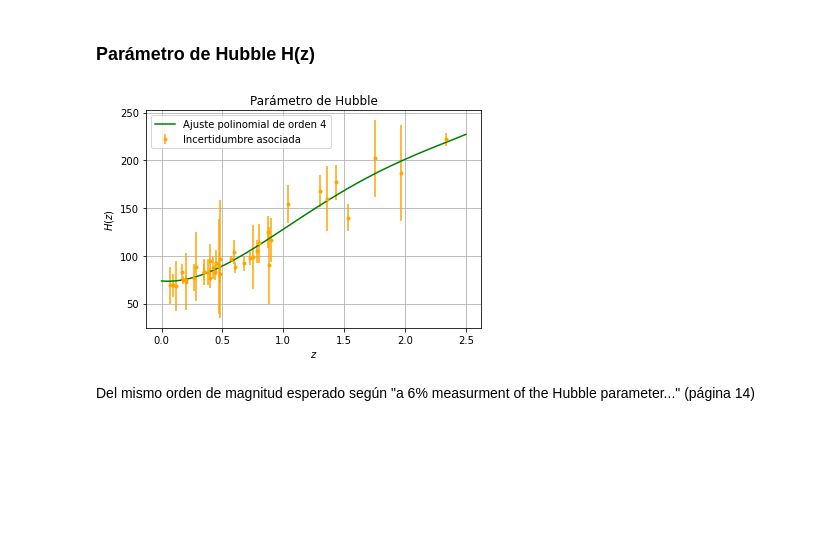
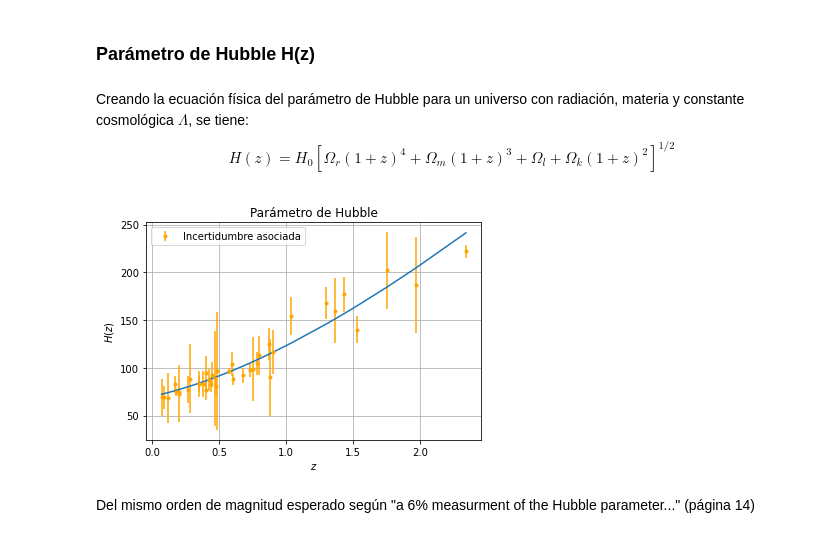
Before and after one commit to AntoCist/Practica_de_verano_2024, a Jupyter notebook: Semana1.ipynb, the cells around one changed output. Cells and saved outputs as stored; diff of their text form; code cells hidden in the pictures; blank space fills up the shorter version.

Commit message:
Graficando funciones teóricas de D_L y H(z)

```diff
--- a/Semana1.ipynb
+++ b/Semana1.ipynb
@@ -7,9 +7,9 @@ import matplotlib.pyplot as plt
 import math
 
 #Constantes
-H_0 = 72
+H_0 = 70
 #c en mpc/s??
-c= 9.71e-8
+c= 3e6
 #c= 3e8
 
 f = open("C:/Users/antoc/Downloads/PortableGit/practica2024/lcparam_full_long.txt")
@@ -33,7 +33,8 @@ for i in range(1,len(datos)):
   z_cmb.append(a)
 
 #print('z_cmb:', z_cmb)
-
+array_z_cmb = np.array(z_cmb)
+c_z_cmb = c*array_z_cmb
 
 m_b = []
 for i in range(1, len(datos)):
@@ -218,19 +205,12 @@ d_a1 = np.zeros_like(D_L)
 for i in range(len(D_L)):
     d_a1[i] = D_L[i] * (1/((1+z_cmb[i])**2))
 
-d_a_H0_c1 = np.zeros_like(D_L)
-for i in range(len(D_L)):
-    d_a_H0_c1[i] = d_a1[i]* H_0/c
+plt.plot(z_cmb, d_a1, '.', color = 'orange', label='$D_A$')
 
-plt.plot(z_cmb, d_a_H0_c1, '.', color = 'orange')
-
-model4 = np.poly1d(np.polyfit(z_cmb, d_a_H0_c1, 5))
-polyline4 = np.linspace(0, 2.25, 50)
-plt.plot(polyline4, model4(polyline4), color='green', label = 'Ajuste polinomial de orden 5')
 
 
 plt.xlabel('$ z $')
-plt.ylabel('$ (H_0/c) D_A$')
+plt.ylabel('$D_A$')
 plt.title('Distancia angular diametral')
 plt.grid(True)
 plt.legend()
@@ -275,27 +255,33 @@ for i in range(len(datos)):
     a = float(datos[i][2])
     desv.append(a)
 #print('desv:', desv)
+# %% [markdown]
+Creando la ecuación física del parámetro de Hubble para un universo con radiación, materia y constante cosmológica $\Lambda$, se tiene:
+$$H(z) = H_0 \left[\Omega_r (1+z)^4 + \Omega_m(1+z)^3 + \Omega_l + \Omega_k(1+z)^2 \right]^{1/2}$$
+# %%
+#Parámetros
+omega_r = 8.4e-5
+omega_m = 0.3
+omega_l = 0.7
+omega_k = 0
+
+#Creamos la función teórica
+array_z = np.array(z)
+
+H_t = np.zeros(len(array_z))
+H_t = H_0* ((omega_r * (1+array_z)**4) + omega_m * (1+array_z)**3 + omega_l + omega_k* (1+array_z)**2)**(1/2)
 # %%
-# Ajustar modelo polinomial grado 4
-model = np.poly1d(np.polyfit(z, H, 4))
-
-# Crear polilínea de diagrama de dispersión
-polyline = np.linspace(0, 2.5, 50)
-
-
-# Añadir líneas polinomiales ajustadas al diagrama de dispersión
-plt.plot(polyline, model(polyline), color='green', label = 'Ajuste polinomial de orden 4')
-
 yerr = desv
 plt.xlabel('$ z $')
 plt.ylabel('$ H(z) $')
 plt.title('Parámetro de Hubble')
+plt.plot(array_z, H_t)
 plt.errorbar(z, H, yerr=yerr, fmt='.', color = 'orange', label = 'Incertidumbre asociada')
 plt.legend()
 plt.grid(True)
 plt.show()
 # %% [output]
-[figure, old version]
+[figure, new version]
 # %% [markdown]
 Del mismo orden de magnitud esperado según "a 6% measurment of the Hubble parameter..." (página 14)
 # %%
```
Also changed, not shown: parts of 20 cells of this notebook, 1 other file.
